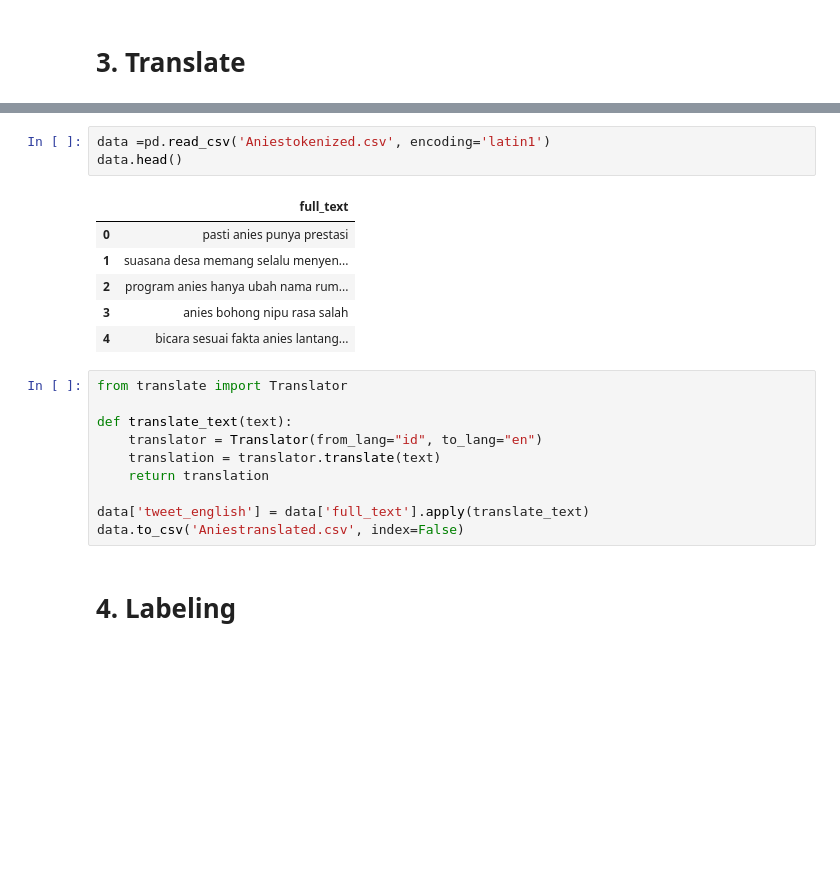
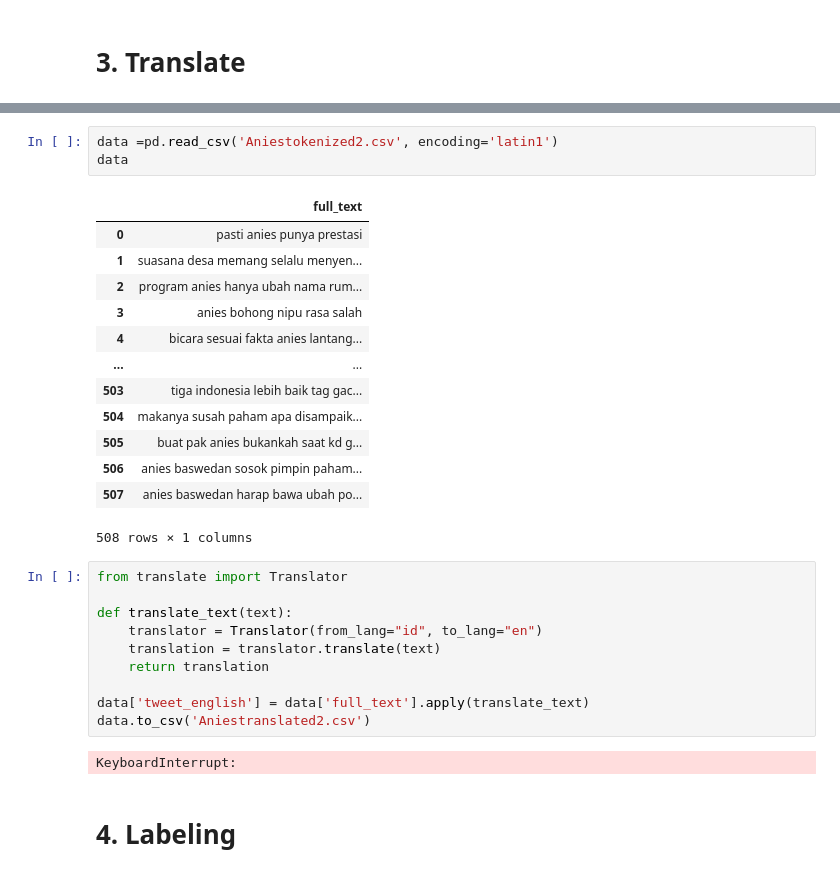
Before and after one commit to randi3281/anfipy, a Jupyter notebook: NB/projek2.ipynb, the cells around one changed output, grey strips where cells are left out. Drawn from its saved outputs; the diff is of its cells as text; blank space fills up the shorter version.

```diff
--- a/NB/projek2.ipynb
+++ b/NB/projek2.ipynb
@@ -264,13 +260,20 @@ Successfully installed libretranslatepy-2.1.1 lxml-5.3.0 translate-3.6.1
 # %%
-data =pd.read_csv('Aniestokenized.csv', encoding='latin1')
-data.head()
+data =pd.read_csv('Aniestokenized2.csv', encoding='latin1')
+data
 # %% [output]
 |  | full_text |
 | 0 | pasti anies punya prestasi |
 | 1 | suasana desa memang selalu menyen... |
 | 2 | program anies hanya ubah nama rum... |
 | 3 | anies bohong nipu rasa salah |
 | 4 | bicara sesuai fakta anies lantang... |
+| ... | ... |
+| 503 | tiga indonesia lebih baik tag gac... |
+| 504 | makanya susah paham apa disampaik... |
+| 505 | buat pak anies bukankah saat kd g... |
+| 506 | anies baswedan sosok pimpin paham... |
+| 507 | anies baswedan harap bawa ubah po... |
+508 rows × 1 columns
 # %%
 from translate import Translator
 
@@ -280,6 +283,8 @@ def translate_text(text):
     return translation
 
 data['tweet_english'] = data['full_text'].apply(translate_text)
-data.to_csv('Aniestranslated.csv', index=False)
+data.to_csv('Aniestranslated2.csv')
+# %% [output]
+KeyboardInterrupt:
 # %% [markdown]
 # 4. Labeling
```
Also changed, not shown: parts of 7 cells of this notebook, 5 other files.
